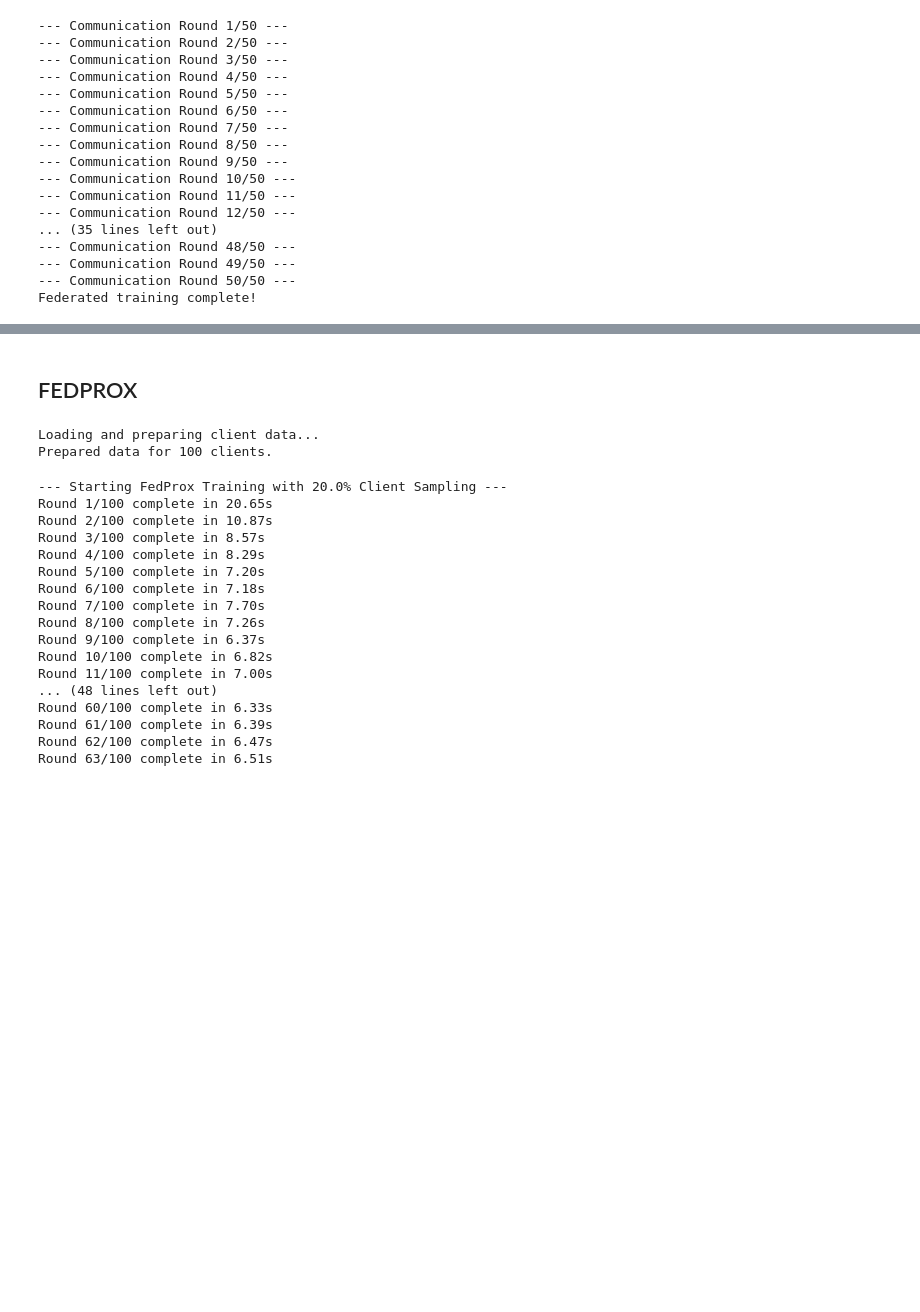
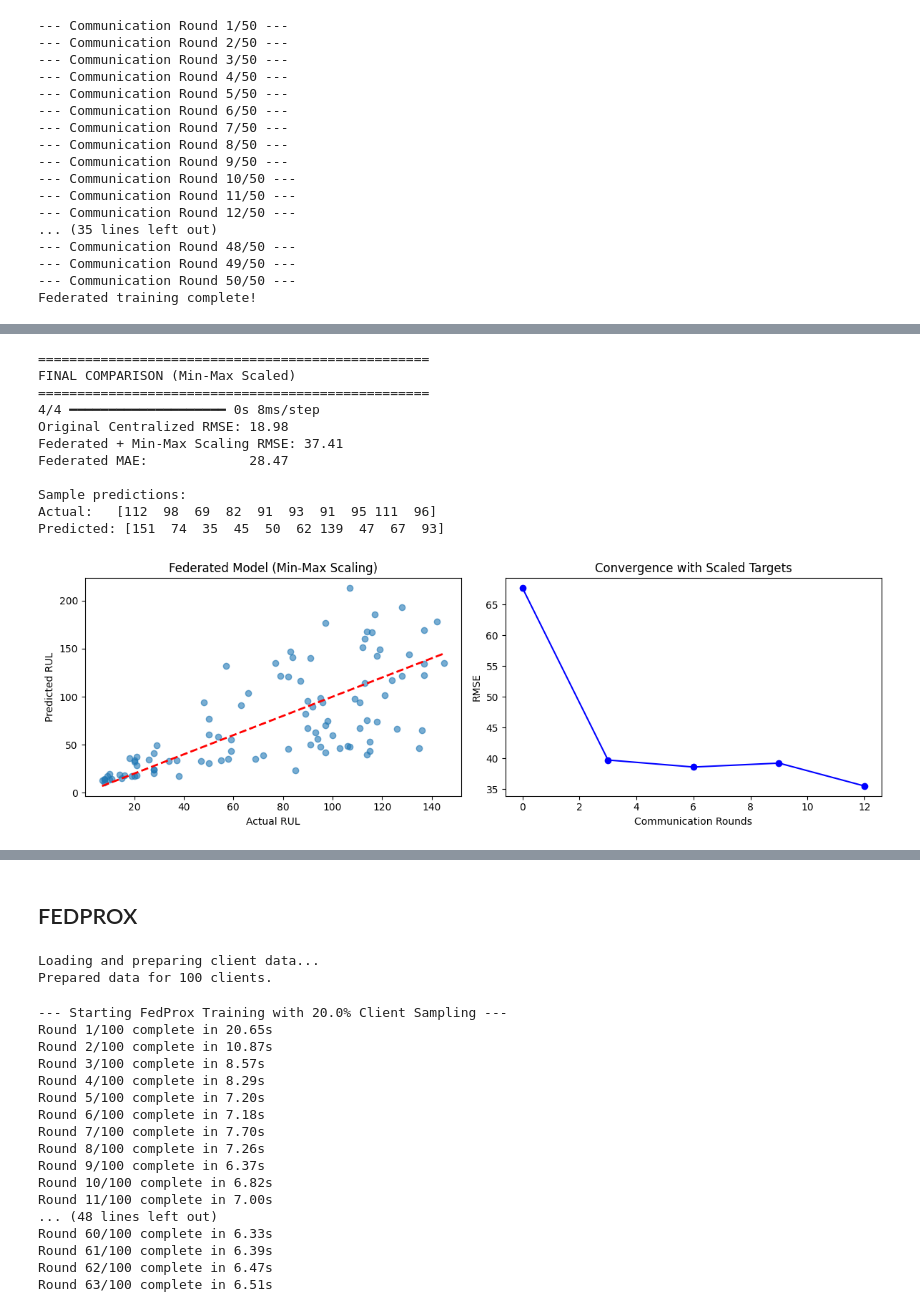
Before and after one commit to mehardeep88/anomaly-detection, a Jupyter notebook: demo.ipynb, the cells around one changed output, grey strips where cells are left out. Saved outputs shown, nothing was run; the diff lists cells and outputs as text; code cells hidden in the pictures; blank space fills up the shorter version.

```diff
--- a/demo.ipynb
+++ b/demo.ipynb
@@ -499,0 +1376,19 @@ Federated Model RMSE:      41.56989184738306
+# %%
+print("=== DATA SCALING INVESTIGATION ===")
+
+# The problem might be in how we're creating sequences
+# Let's check the actual data distribution
+
+# Check a few sequences
+for i in range(3):
+    X_client, y_client = client_data_fixed[i]
+    print(f"Client {i}:")
+    print(f"  X shape: {X_client.shape}")
+    print(f"  X mean: {X_client.mean():.3f}, std: {X_client.std():.3f}")
+    print(f"  y mean: {y_client.mean():.1f}, std: {y_client.std():.1f}")
+    print(f"  Sample sequence mean: {X_client[0].mean():.3f}")
+    print()
+
+# Check if sequences make sense
+print("First sequence of first client (first 5 timesteps, first 5 features):")
+print(client_data_fixed[0][0][0, :5, :5])
@@ -499,0 +1836,61 @@ Federated Model RMSE:      41.56989184738306
+# %%
+from sklearn.metrics import mean_absolute_error, mean_squared_error
+import numpy as np
+import matplotlib.pyplot as plt
+
+# Final comparison
+print("\n" + "="*50)
+print("FINAL COMPARISON (Min-Max Scaled)")
+print("="*50)
+
+# Get final predictions from the correct model
+scaled_preds_final = global_model_final.predict(X_test_fixed).flatten()
+
+# Unscale using the correct Min-Max unscaler function
+final_preds = unscale_rul_simple(scaled_preds_final)
+
+final_rmse = np.sqrt(mean_squared_error(y_test, final_preds))
+final_mae = mean_absolute_error(y_test, final_preds)
+
+# Make sure 'rmse' holds your 18.98 value
+print(f"Original Centralized RMSE: {rmse:.2f}")
+print(f"Federated + Min-Max Scaling RMSE: {final_rmse:.2f}")
+print(f"Federated MAE:             {final_mae:.2f}")
+
+# Show some predictions
+print(f"\nSample predictions:")
+print(f"Actual:   {y_test[:10]}")
+print(f"Predicted: {final_preds[:10].astype(int)}")
+
+# Plot results
+plt.figure(figsize=(12, 4))
+
+plt.subplot(1, 2, 1)
+plt.scatter(y_test, final_preds, alpha=0.6)
+plt.plot([y_test.min(), y_test.max()], [y_test.min(), y_test.max()], 'r--', lw=2)
+plt.xlabel('Actual RUL')
+plt.ylabel('Predicted RUL')
+plt.title('Federated Model (Min-Max Scaling)')
+
+plt.subplot(1, 2, 2)
+# Use the correct history variable
+plt.plot(range(0, 15, 3), rmse_history_final, 'bo-')
+plt.xlabel('Communication Rounds')
+plt.ylabel('RMSE')
+plt.title('Convergence with Scaled Targets')
+
+plt.tight_layout()
+plt.show()
+# %% [output]
+==================================================
+FINAL COMPARISON (Min-Max Scaled)
+==================================================
+4/4 ━━━━━━━━━━━━━━━━━━━━ 0s 8ms/step
+Original Centralized RMSE: 18.98
+Federated + Min-Max Scaling RMSE: 37.41
+Federated MAE:             28.47
+
+Sample predictions:
+Actual:   [112  98  69  82  91  93  91  95 111  96]
+Predicted: [151  74  35  45  50  62 139  47  67  93]
+[figure, added]
```
Also changed, not shown: parts of 50 cells of this notebook, 2 other files.
